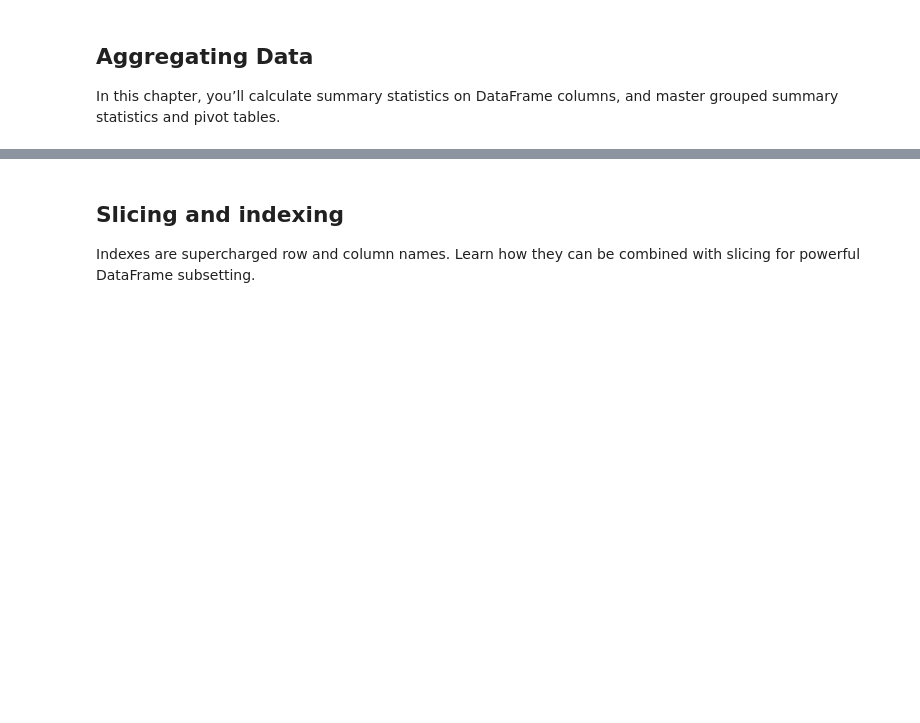
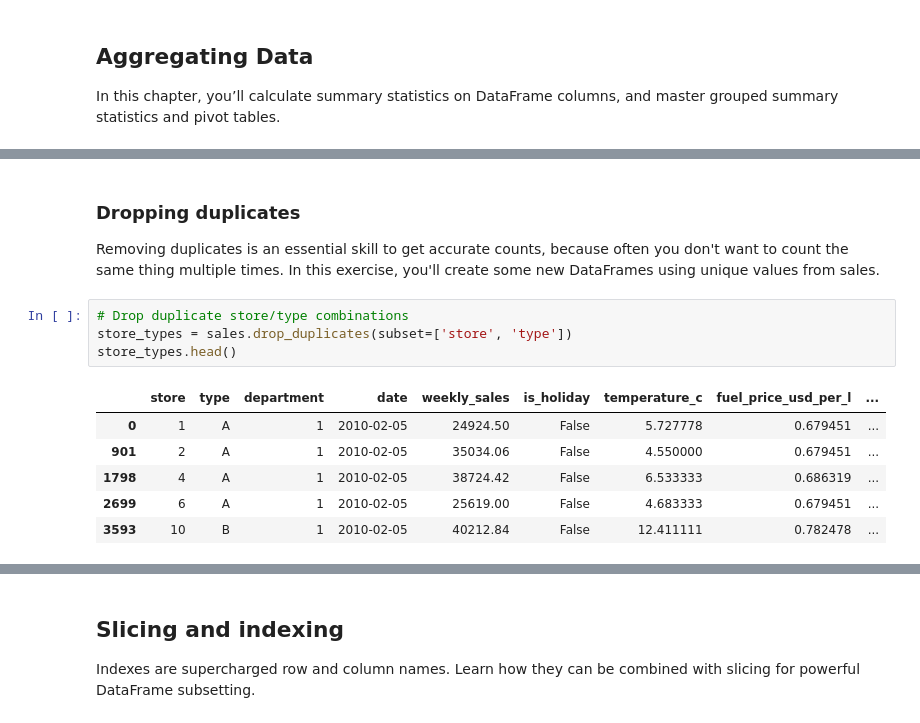
Before and after one commit to afi1289/DatacampPythonProgrammer, a Jupyter notebook: 03DataManipulationwithpandas/Data Manipulation with pandas.ipynb, the cells around one changed output, grey strips where cells are left out. Cells and saved outputs as stored; diff of their text form; blank space fills up the shorter version.

```diff
--- a/03DataManipulationwithpandas/Data Manipulation with pandas.ipynb
+++ b/03DataManipulationwithpandas/Data Manipulation with pandas.ipynb
@@ -384,0 +528,14 @@ In this chapter, you’ll calculate summary statistics on DataFrame columns, and
+# %% [markdown]
+### Dropping duplicates
+Removing duplicates is an essential skill to get accurate counts, because often you don't want to count the same thing multiple times. In this exercise, you'll create some new DataFrames using unique values from sales.
+# %%
+# Drop duplicate store/type combinations
+store_types = sales.drop_duplicates(subset=['store', 'type'])
+store_types.head()
+# %% [output]
+|  | store | type | department | date | weekly_sales | is_holiday | temperature_c | fuel_price_usd_per_l | ... |
+| 0 | 1 | A | 1 | 2010-02-05 | 24924.50 | False | 5.727778 | 0.679451 | ... |
+| 901 | 2 | A | 1 | 2010-02-05 | 35034.06 | False | 4.550000 | 0.679451 | ... |
+| 1798 | 4 | A | 1 | 2010-02-05 | 38724.42 | False | 6.533333 | 0.686319 | ... |
+| 2699 | 6 | A | 1 | 2010-02-05 | 25619.00 | False | 4.683333 | 0.679451 | ... |
+| 3593 | 10 | B | 1 | 2010-02-05 | 40212.84 | False | 12.411111 | 0.782478 | ... |
```
Also changed, not shown: parts of 40 cells of this notebook, 1 other file.
